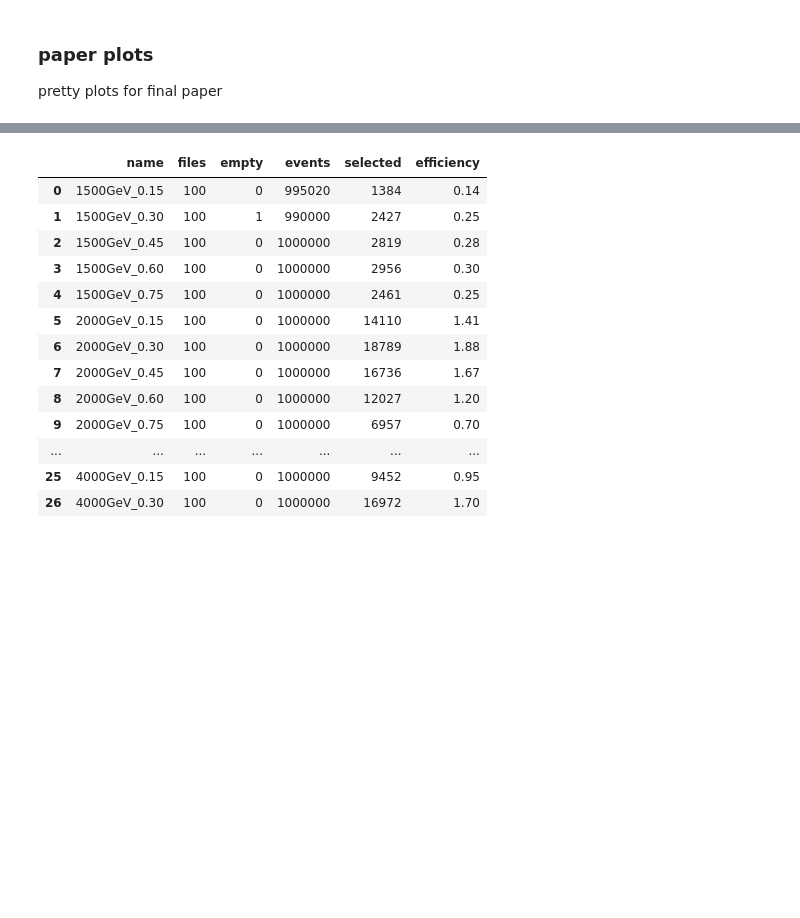
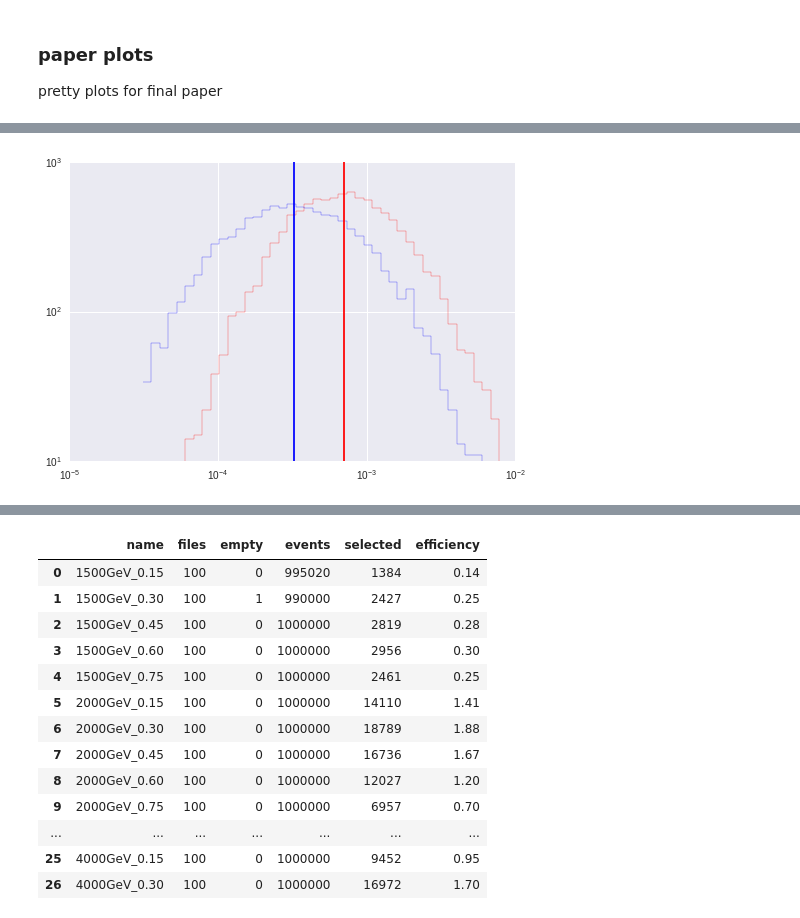
Before and after one commit to luclepot/SVJ, a Jupyter notebook: plots.ipynb, the cells around one changed output, grey strips where cells are left out. Cells and saved outputs as stored; diff of their text form; code cells hidden in the pictures; blank space fills up the shorter version.

```diff
--- a/plots.ipynb
+++ b/plots.ipynb
@@ -16,0 +44,14 @@ plt.show()
+# %%
+mu, sigma = 0.0007, 0.85
+x = np.random.lognormal(np.log(mu), sigma, 10000)
+plt.hist(x, bins=np.logspace(np.log10(x.min()), np.log10(x.max()), 50), histtype='step', color='r')
+plt.hist(np.random.lognormal(np.log(s.learning_rate.mean()), 10**s.learning_rate.std(), 10000), bins=np.logspace(np.log10(x.min()), np.log10(x.max()), 50), histtype='step', color='b')
+plt.plot([mu, mu], [10, 1000], c='r')
+plt.plot([s.learning_rate.mean(), s.learning_rate.mean()], [10, 1000], c='b')
+plt.xscale('log')
+plt.ylim(10, 1000)
+plt.xlim(10e-6, 10e-3)
+plt.yscale('log')
+plt.show()
+# %% [output]
+[figure, added]
```
Also changed, not shown: parts of 21 cells of this notebook.
